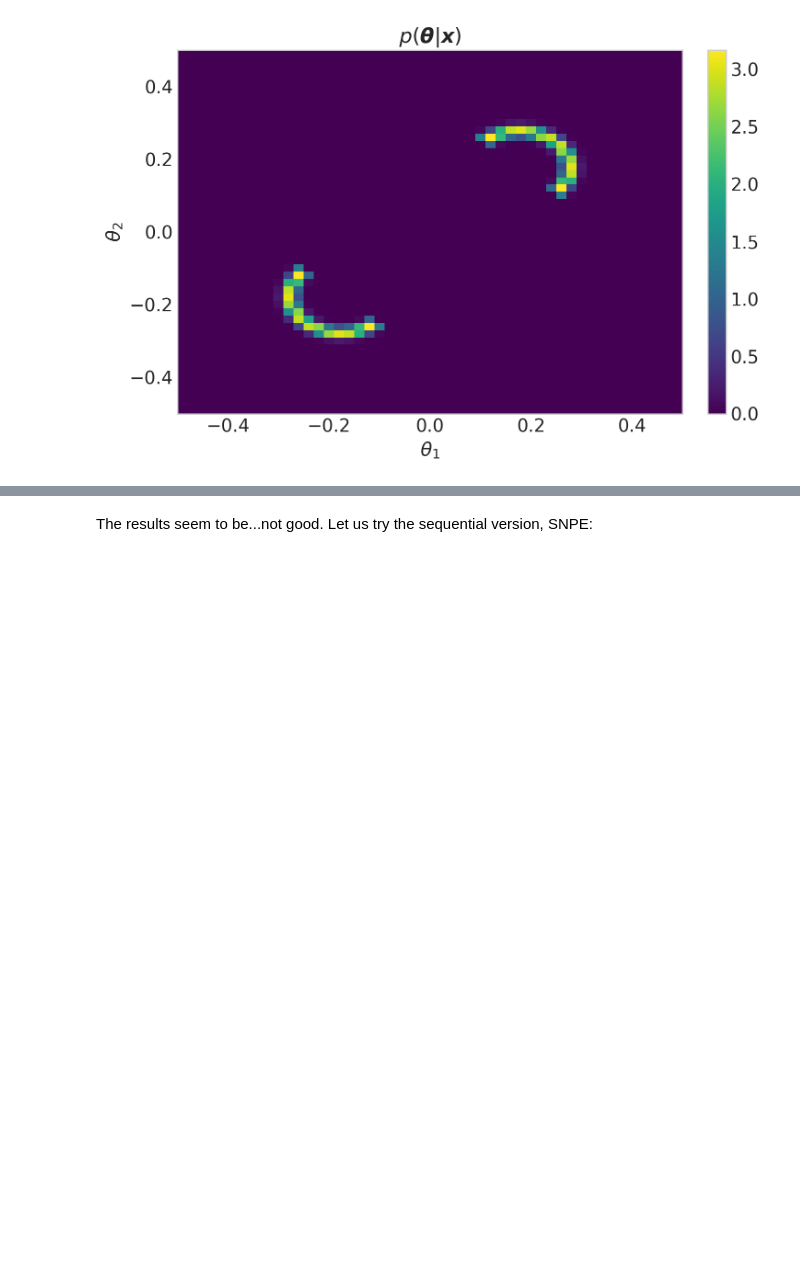
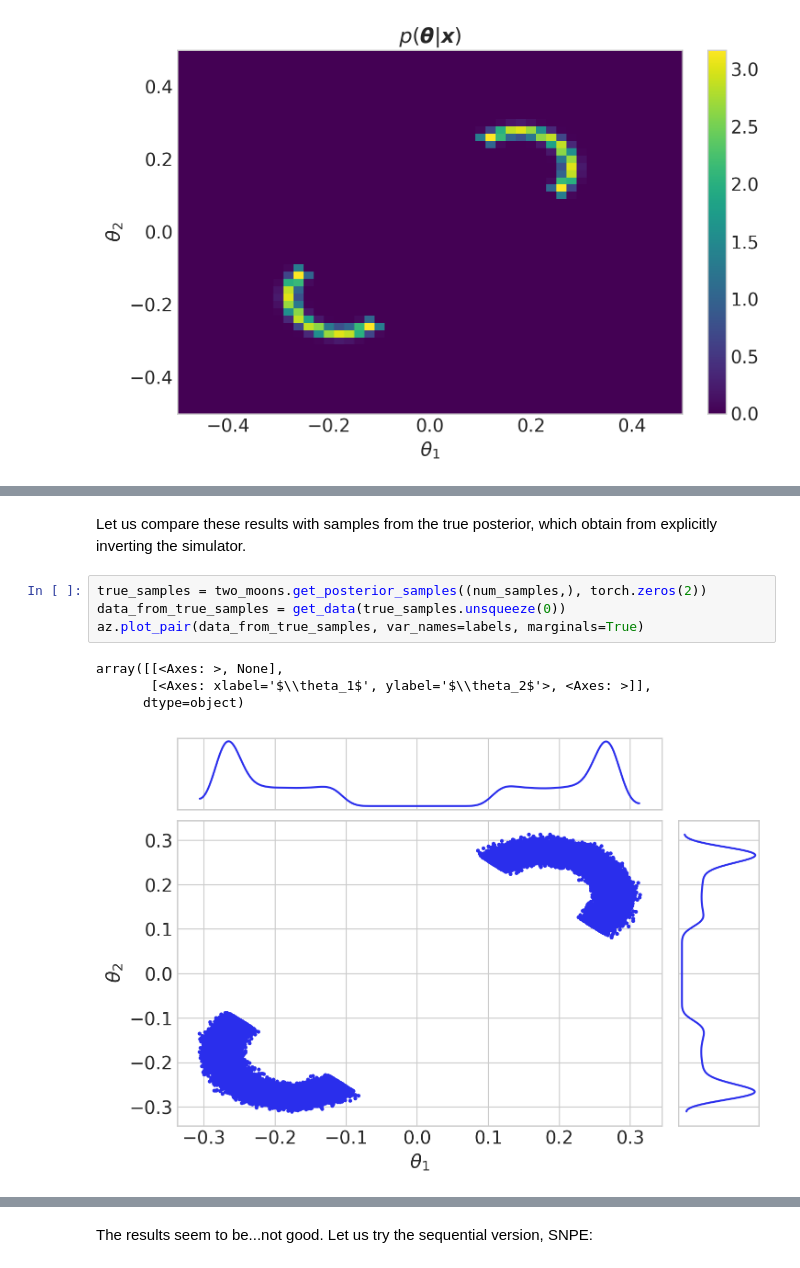
Before and after one commit to binado/sbisandbox, a Jupyter notebook: notebooks/twomoons.ipynb, the cells around one changed output, grey strips where cells are left out. Cells and saved outputs as stored; diff of their text form; blank space fills up the shorter version.

```diff
--- a/notebooks/twomoons.ipynb
+++ b/notebooks/twomoons.ipynb
@@ -240,0 +277,11 @@ array([[<Axes: >, None],
+# %% [markdown]
+Let us compare these results with samples from the true posterior, which obtain from explicitly inverting the simulator.
+# %%
+true_samples = two_moons.get_posterior_samples((num_samples,), torch.zeros(2))
+data_from_true_samples = get_data(true_samples.unsqueeze(0))
+az.plot_pair(data_from_true_samples, var_names=labels, marginals=True)
+# %% [output]
+array([[<Axes: >, None],
+       [<Axes: xlabel='$\\theta_1$', ylabel='$\\theta_2$'>, <Axes: >]],
+      dtype=object)
+[figure, added]
```
Also changed, not shown: parts of 51 cells of this notebook.
